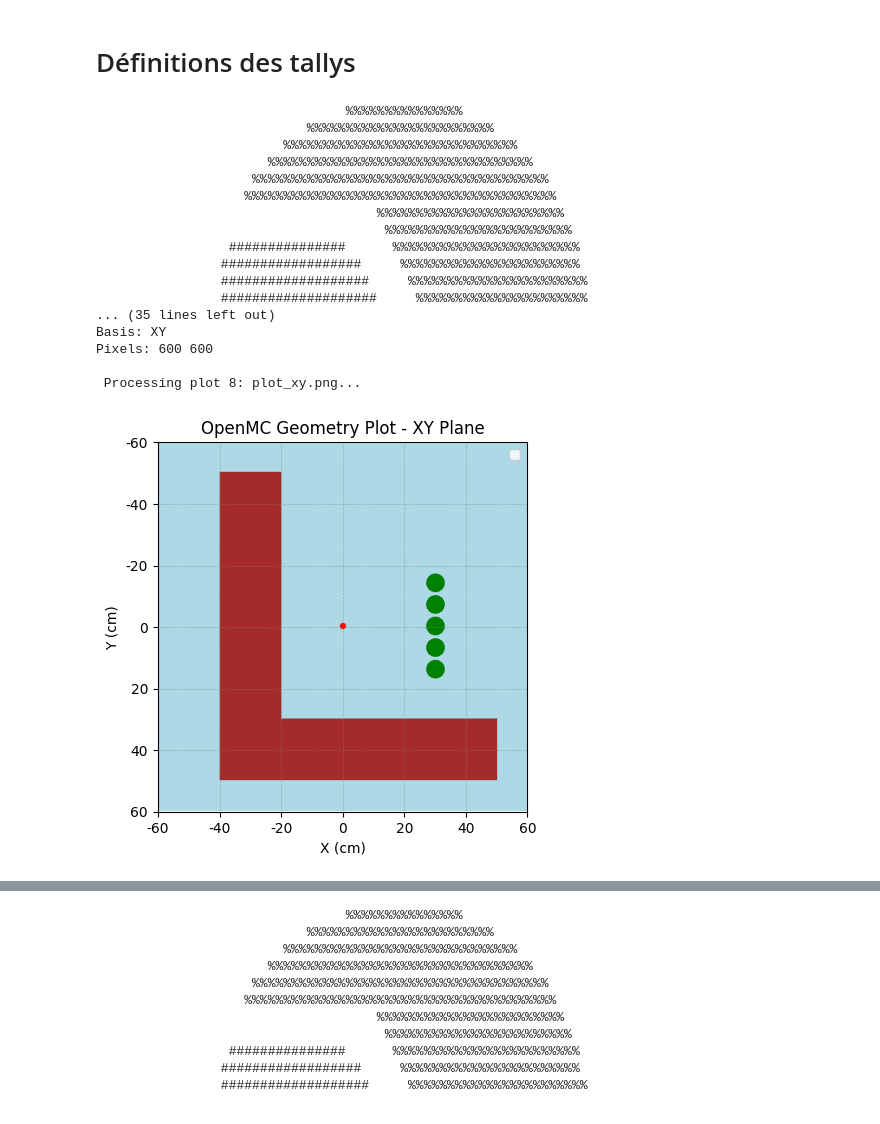
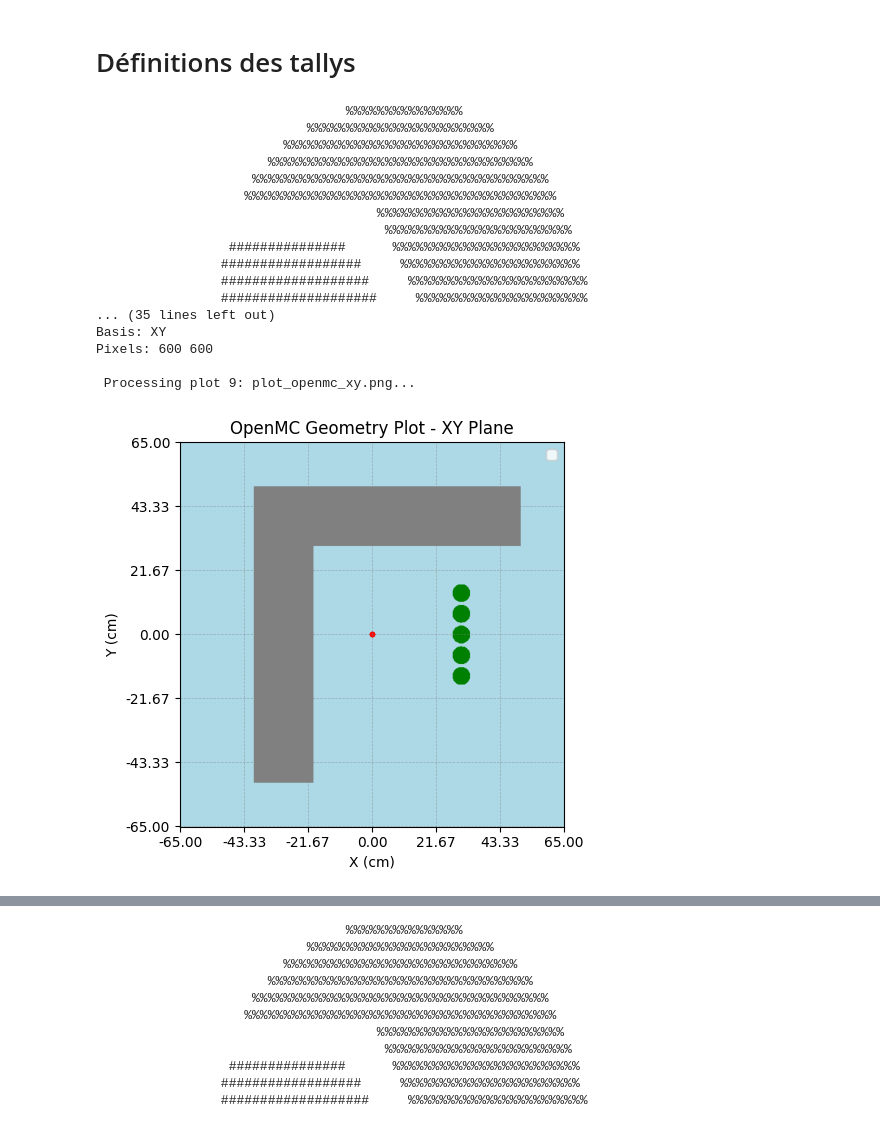
Before and after one commit to simonfouc120/open-mc-project, a Jupyter notebook: src/studies/simulation_cs_137_various_detectors/cesium_various_det.ipynb, the cells around one changed output, grey strips where cells are left out. Cells and saved outputs as stored; diff of their text form; code cells hidden in the pictures.

```diff
--- a/src/studies/simulation_cs_137_various_detectors/cesium_various_det.ipynb
+++ b/src/studies/simulation_cs_137_various_detectors/cesium_various_det.ipynb
@@ -157,63 +159,24 @@ geometry.export_to_xml()
 settings.export_to_xml()
 tallies.export_to_xml()
 # %%
-# Plot geometry in XY and display the image
-plot = openmc.Plot()
-
-WIDTH = 120  # cm
-HEIGHT = 120  # cm
-
-plot.origin = (0, 0, 0)
-plot.width = (WIDTH, HEIGHT)
-plot.pixels = (600, 600)
-
-X_VALUES = np.linspace(-WIDTH//2, WIDTH//2, 600)
-Y_VALUES = np.linspace(-HEIGHT//2, HEIGHT//2, 600)
-
-X, Y = np.meshgrid(X_VALUES, Y_VALUES)
-
-# Define the colors for each material
-plot.colors = {
-    AIR_MATERIAL : 'lightblue',
-    CS137_MATERIAL : 'red'  ,
-    CDTE_MATERIAL : 'green',
-    LEAD_MATERIAL : 'brown'
-}
-
-plot.color_by = 'material'
-plot.basis = 'xy'
-plot.filename = "plot_xy.png"
-plots = openmc.Plots([plot])
-plots.export_to_xml()
-openmc.plot_geometry()
-
-img = Image.open("plot_xy.png")
-plt.imshow(img)
-plt.title("OpenMC Geometry Plot - XY Plane")
-plt.grid(True, which='both', color='gray', linestyle='--', linewidth=0.5, alpha=0.5)
-plt.xticks(np.linspace(0, img.size[0], num=7), np.linspace(np.min(X_VALUES), np.max(X_VALUES), num=7, dtype=int))
-plt.yticks(np.linspace(0, img.size[1], num=7), np.linspace(np.min(Y_VALUES), np.max(Y_VALUES), num=7, dtype=int))
-plt.xlabel("X (cm)")
-plt.ylabel("Y (cm)")
-plt.legend()
-plt.show()
+plot_geometry(materials=materials, origin=(0,0,0),width=130, height=130)
 # %% [output]
                                 %%%%%%%%%%%%%%%
                            %%%%%%%%%%%%%%%%%%%%%%%%
                         %%%%%%%%%%%%%%%%%%%%%%%%%%%%%%
                       %%%%%%%%%%%%%%%%%%%%%%%%%%%%%%%%%%
                     %%%%%%%%%%%%%%%%%%%%%%%%%%%%%%%%%%%%%%
                    %%%%%%%%%%%%%%%%%%%%%%%%%%%%%%%%%%%%%%%%
                                     %%%%%%%%%%%%%%%%%%%%%%%%
                                      %%%%%%%%%%%%%%%%%%%%%%%%
                  ###############      %%%%%%%%%%%%%%%%%%%%%%%%
                 ##################     %%%%%%%%%%%%%%%%%%%%%%%
                 ###################     %%%%%%%%%%%%%%%%%%%%%%%
                 ####################     %%%%%%%%%%%%%%%%%%%%%%
 ... (35 lines left out)
 Basis: XY
 Pixels: 600 600
 
- Processing plot 8: plot_xy.png...
+ Processing plot 9: plot_openmc_xy.png...
-[figure, old version]
+[figure, new version]
 # %%
```
Also changed, not shown: parts of 4 cells of this notebook, 11 other files.
